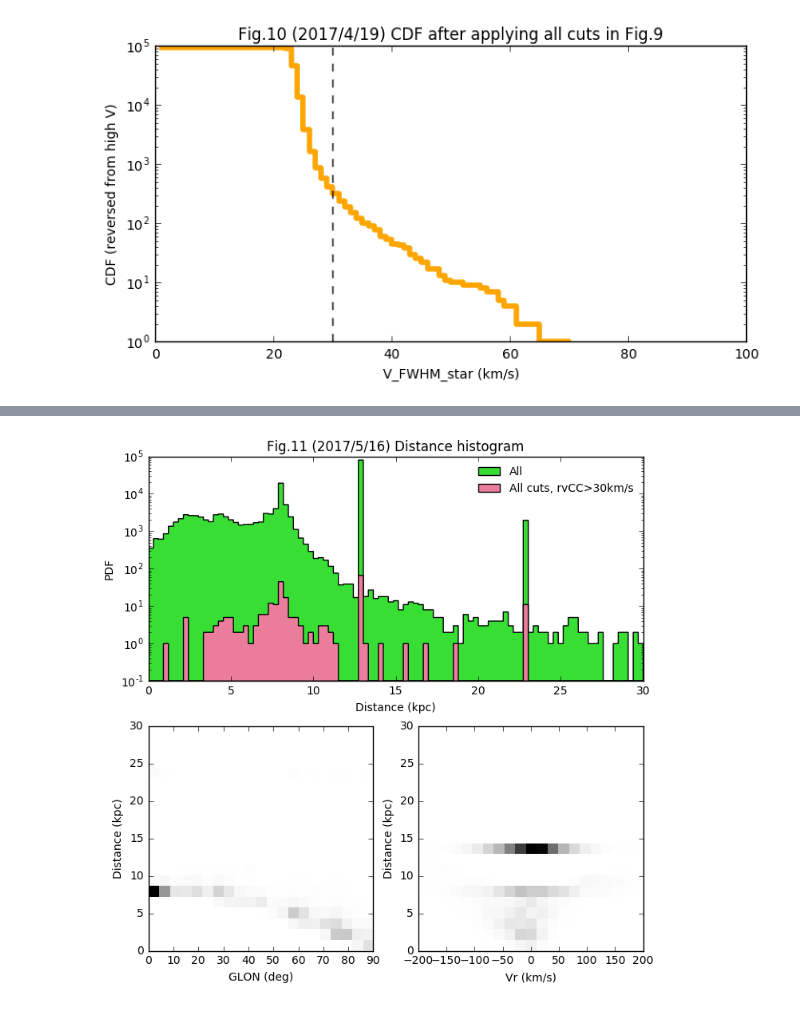
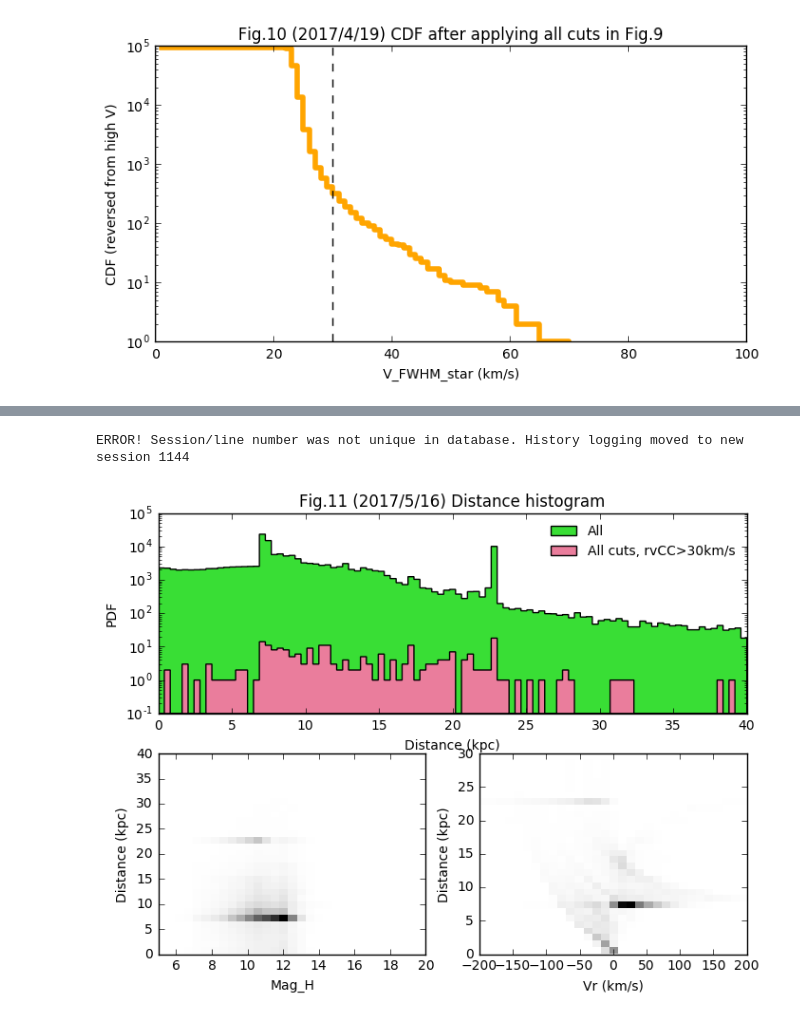
Before and after one commit to liuxx479/MW-BHs, a Jupyter notebook: plot-BHstars.ipynb, the cells around one changed output, grey strips where cells are left out. Saved outputs shown, nothing was run; the diff lists cells and outputs as text; code cells hidden in the pictures.

```diff
--- a/plot-BHstars.ipynb
+++ b/plot-BHstars.ipynb
@@ -354,0 +347,19 @@ show()
+# %%
+Rlim = 15.0 # the radius of milky way
+R0=8.0
+
+Vrot = 220.0
+Vmax = lambda GLON: Vrot*(1-sin(radians(GLON)))
+Vmin = lambda GLON: -Vrot*sin(radians(GLON))
+#### max distance at l=theta (radians) assuming MW radius=Rlim
+dmax = lambda theta: Rlim/sin(theta)*sin(pi-theta-arcsin(sin(theta)*(R0/Rlim)))
+
+def dstar (Vr, GLON, Vrot=220.0, R0=8.0):##Dsun distance to galactic center 8kpc
+    GLON = radians(GLON)
+    R = R0/(Vr/Vrot/sin(GLON)+1.0)
+    d = R0*np.cos(GLON)+sqrt(R**2-(R0*np.sin(GLON))**2)
+    #iVmax = Vmax(GLON)
+    #iVmin = Vmin(GLON)
+    #d[Vr>iVmax]=dmax(GLON[Vr>iVmax])
+    #d[Vr<iVmin]=dmax(GLON[Vr>iVmax])
+    return d
@@ -354,0 +386,7 @@ show()
+# %%
+Dstar_arr = dstar(IVr, IGLON)
+dmax_arr = dmax(radians(IGLON))
+iVmax, iVmin = Vmax(IGLON), Vmin(IGLON)
+Dstar_arr[IVr>iVmax]=dmax_arr[IVr>iVmax]
+Dstar_arr[IVr<iVmin]=dmax_arr[IVr<iVmin]
+Dstar_arr[(IVr>0) & (IGLON>90)]=dmax_arr[(IVr>0) & (IGLON>90)]
@@ -355,30 +407,36 @@ show()
 # %%
 seed(5)
-f=figure(figsize=(8,8))
+f=figure(figsize=(8,6))
 ax=f.add_subplot(211)
 ax2=f.add_subplot(223)
 ax3=f.add_subplot(224)
-bins_dist=linspace(-0,30,100)
-ax.hist(Dstar_arr[idx_all], bins=bins_dist,histtype='stepfilled',log=1,color=rand(3),lw=1, label='All')
-ax.hist(Dstar_arr[idx_cuts_rvcc], bins=bins_dist,histtype='stepfilled',log=1,color=rand(3),lw=1, label='All cuts, rvCC>30km/s')
+bins_dist=linspace(0,40,100)#bins=bins_dist,
+ax.hist(Dstar_arr[idx_all],bins=bins_dist, histtype='stepfilled',log=1,color=rand(3),lw=1, label='All')
+ax.hist(Dstar_arr[idx_cuts_rvcc],bins=bins_dist, histtype='stepfilled',log=1,color=rand(3),lw=1, label='All cuts, rvCC>30km/s')
 
 #ax.hist(Vr[idx_noTelluric], bins=ibins,histtype='stepfilled',color=rand(3),log=1,label='add cut: no Tellurics')
 #ax.hist(Vr[idx_LOGG38], bins=ibins,histtype='stepfilled',color=rand(3),log=1,label='add cut: LOGG<3.8')
 #ax.hist(Vr[idx_LOGG38_Teff], bins=ibins,histtype='stepfilled',color=rand(3),log=1,label='add cut: Teff<5000')
 #ax.hist(Vr[idx_LOGG38_Teff_JK], bins=ibins,histtype='stepfilled',color=rand(3),log=1,label='add cut: J-K>0.5')
 #ax.hist(Vr[idx_LOGG38_Teff_JK_class], bins=ibins,histtype='stepfilled',color=rand(3),log=1,label='add cut: class=GKg')
 
+
 ax.set_title('Fig.11 (2017/5/16) Distance histogram')
 ax.set_ylabel('PDF')
 ax.legend(frameon=0, fontsize=10)
 ax.set_xlabel('Distance (kpc)')
 
-ax2.hist2d(IGLON,Dstar_arr,bins=21,range=[[0,90],[0,30]],cmap='Greys')
-ax2.set_xlabel('GLON (deg)')
+#ax2.hist2d(GLON,Dstar_arr,bins=31,range=[[0,90],[0,30]],cmap='Greys')
+#ax2.set_xlabel('GLON (deg)')
+Mag_H = hdulist[1].data['H']
+ax2.hist2d(Mag_H,Dstar_arr, range=[[5,20],[0,40]],bins=31,cmap='Greys')
 ax2.set_ylabel('Distance (kpc)')
-ax3.hist2d(Vr,Dstar_arr,bins=21,range=[[-200,200],[0,30]],cmap='Greys')
+ax2.set_xlabel('Mag_H')
+
+ax3.hist2d(Vr,Dstar_arr,bins=31,range=[[-200,200],[0,30]],cmap='Greys')
 ax3.set_xlabel('Vr (km/s)')
 ax3.set_ylabel('Distance (kpc)')
 show()
 # %% [output]
+ERROR! Session/line number was not unique in database. History logging moved to new session 1144
-[figure, old version]
+[figure, new version]
```
Also changed, not shown: parts of 7 cells of this notebook, 2 other files.
